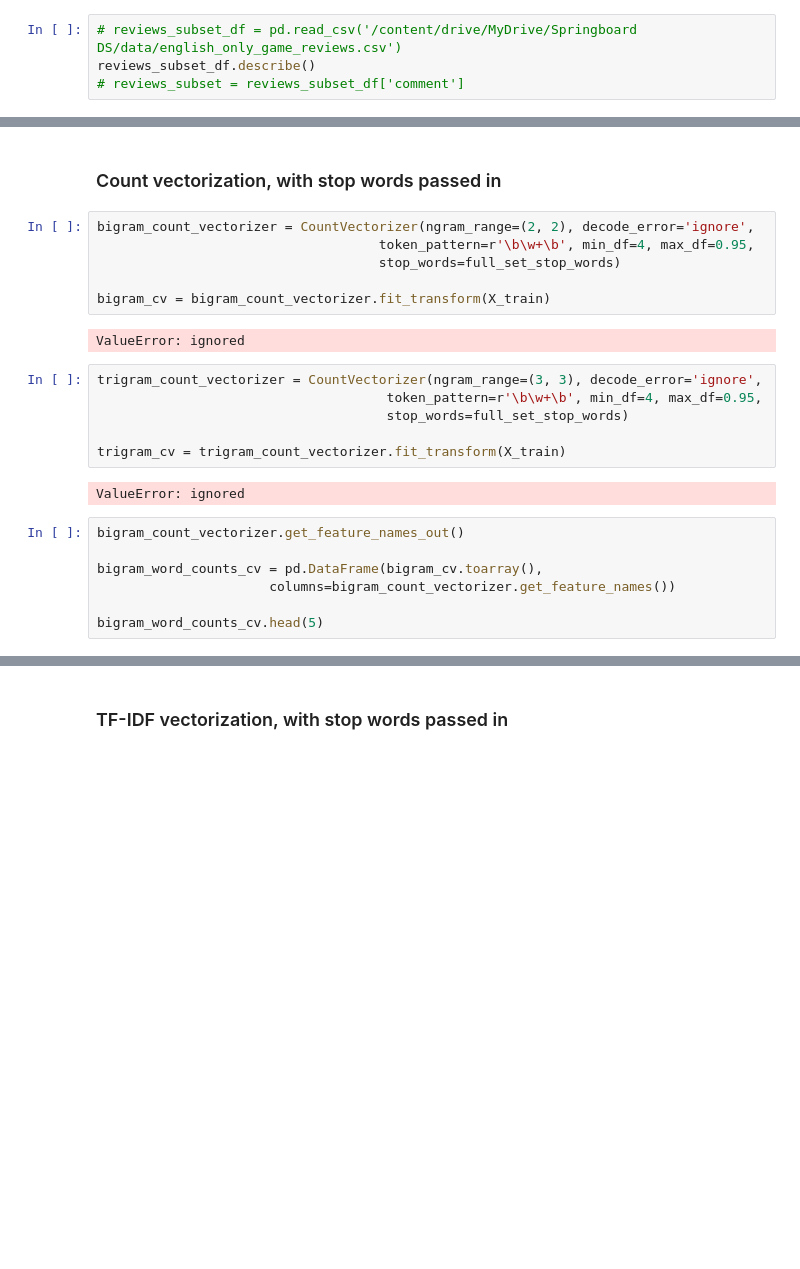
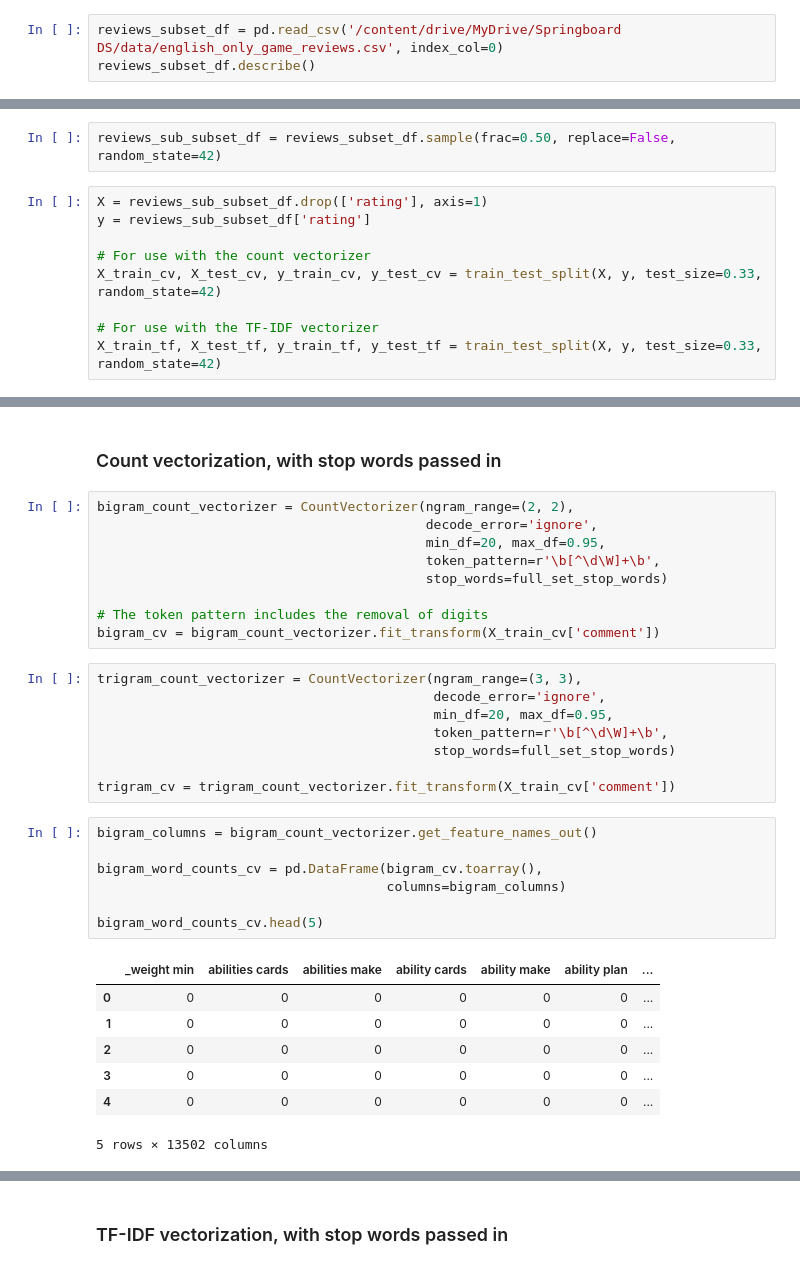
Before and after one commit to squareleaf/game-mechanic-capstone, a Jupyter notebook: Preprocessing_game_review_capstone.ipynb, the cells around one changed output, grey strips where cells are left out. Drawn from its saved outputs; the diff is of its cells as text; blank space fills up the shorter version.

Commit message:
Get vectorizers working and output for modeling

```diff
--- a/Preprocessing_game_review_capstone.ipynb
+++ b/Preprocessing_game_review_capstone.ipynb
@@ -105,9 +106,8 @@ Name: 5942192, dtype: object
 | 75% | 8.000000 | 161936.000000 |
 | max | 10.000000 | 350992.000000 |
 # %%
-# reviews_subset_df = pd.read_csv('/content/drive/MyDrive/Springboard DS/data/english_only_game_reviews.csv')
+reviews_subset_df = pd.read_csv('/content/drive/MyDrive/Springboard DS/data/english_only_game_reviews.csv', index_col=0)
 reviews_subset_df.describe()
-# reviews_subset = reviews_subset_df['comment']
 # %% [output]
 |  | rating | ID |
 | count | 549447.000000 | 549447.000000 |
@@ -146,28 +133,48 @@ X_train.head(5)
+# %%
+reviews_sub_subset_df = reviews_subset_df.sample(frac=0.50, replace=False, random_state=42)
+# %%
+X = reviews_sub_subset_df.drop(['rating'], axis=1)
+y = reviews_sub_subset_df['rating']
+
+# For use with the count vectorizer
+X_train_cv, X_test_cv, y_train_cv, y_test_cv = train_test_split(X, y, test_size=0.33, random_state=42)
+
+# For use with the TF-IDF vectorizer
+X_train_tf, X_test_tf, y_train_tf, y_test_tf = train_test_split(X, y, test_size=0.33, random_state=42)
 # %% [markdown]
 ## Create features
 # %% [markdown]
 ### Count vectorization, with stop words passed in
 # %%
-bigram_count_vectorizer = CountVectorizer(ngram_range=(2, 2), decode_error='ignore',
-                                    token_pattern=r'\b\w+\b', min_df=4, max_df=0.95,
-                                    stop_words=full_set_stop_words)
+bigram_count_vectorizer = CountVectorizer(ngram_range=(2, 2),
+                                          decode_error='ignore',
+                                          min_df=20, max_df=0.95,
+                                          token_pattern=r'\b[^\d\W]+\b',
+                                          stop_words=full_set_stop_words)
 
-bigram_cv = bigram_count_vectorizer.fit_transform(X_train)
+# The token pattern includes the removal of digits
+bigram_cv = bigram_count_vectorizer.fit_transform(X_train_cv['comment'])
-# %% [output]
-ValueError: ignored
 # %%
-trigram_count_vectorizer = CountVectorizer(ngram_range=(3, 3), decode_error='ignore',
-                                     token_pattern=r'\b\w+\b', min_df=4, max_df=0.95,
-                                     stop_words=full_set_stop_words)
+trigram_count_vectorizer = CountVectorizer(ngram_range=(3, 3),
+                                           decode_error='ignore',
+                                           min_df=20, max_df=0.95,
+                                           token_pattern=r'\b[^\d\W]+\b',
+                                           stop_words=full_set_stop_words)
 
-trigram_cv = trigram_count_vectorizer.fit_transform(X_train)
+trigram_cv = trigram_count_vectorizer.fit_transform(X_train_cv['comment'])
-# %% [output]
-ValueError: ignored
 # %%
-bigram_count_vectorizer.get_feature_names_out()
+bigram_columns = bigram_count_vectorizer.get_feature_names_out()
 
 bigram_word_counts_cv = pd.DataFrame(bigram_cv.toarray(),
-                      columns=bigram_count_vectorizer.get_feature_names())
+                                     columns=bigram_columns)
 
 bigram_word_counts_cv.head(5)
+# %% [output]
+|  | _weight min | abilities cards | abilities make | ability cards | ability make | ability plan | ... |
+| 0 | 0 | 0 | 0 | 0 | 0 | 0 | ... |
+| 1 | 0 | 0 | 0 | 0 | 0 | 0 | ... |
+| 2 | 0 | 0 | 0 | 0 | 0 | 0 | ... |
+| 3 | 0 | 0 | 0 | 0 | 0 | 0 | ... |
+| 4 | 0 | 0 | 0 | 0 | 0 | 0 | ... |
+5 rows × 13502 columns
 # %%
```
Also changed, not shown: parts of 14 cells of this notebook.
